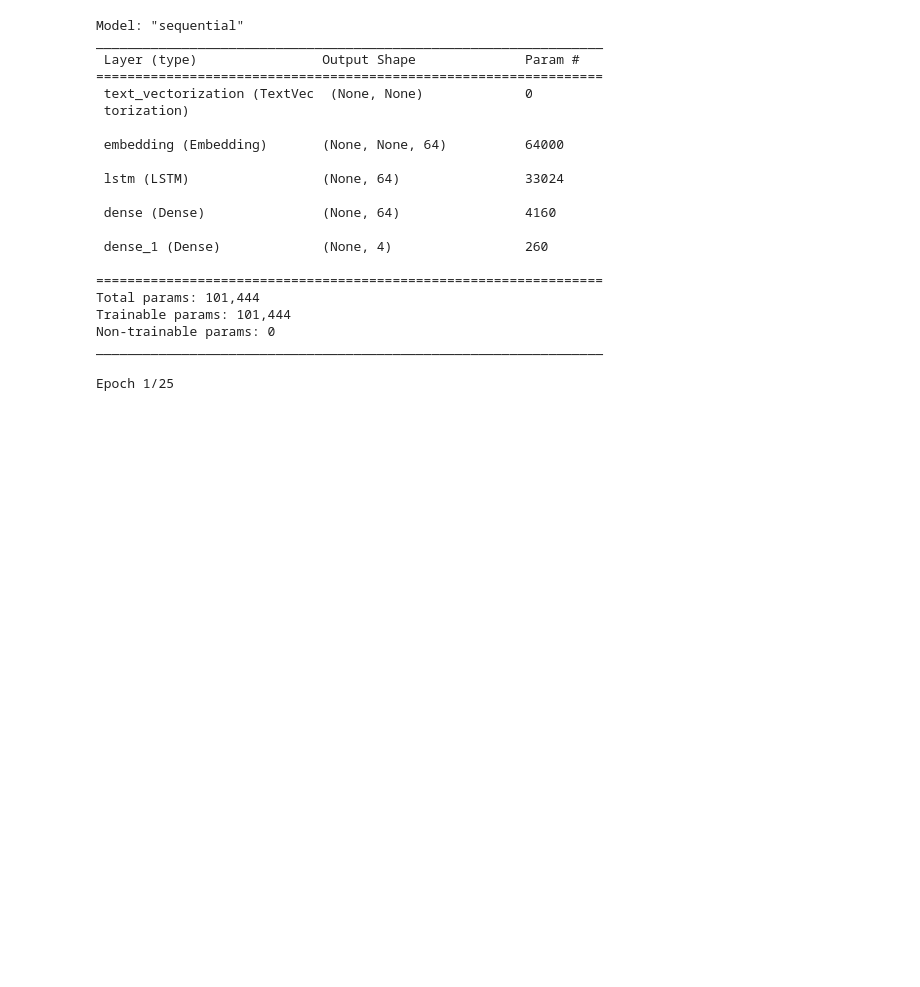
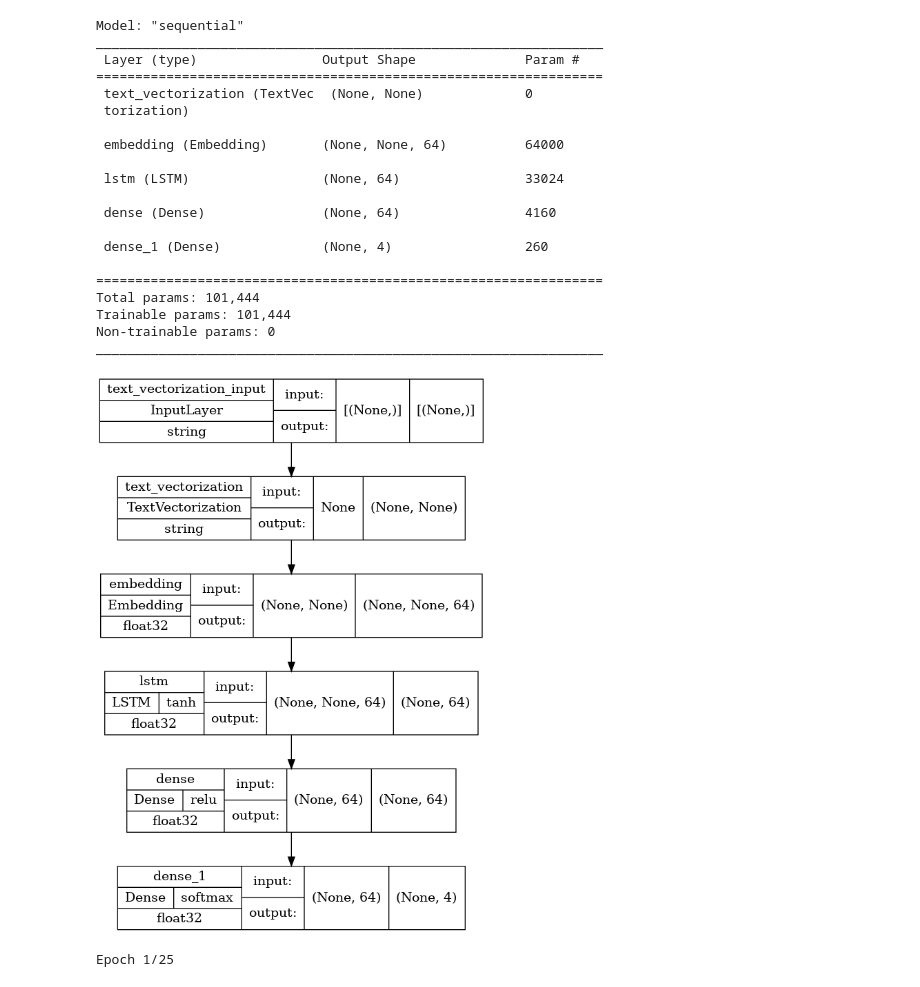
Before and after one commit to mdirfan-code/Sentimeter-v1.0, a Jupyter notebook: BERT_Model/Unidirectional_LSTM.ipynb, the cells around one changed output. Saved outputs shown, nothing was run; the diff lists cells and outputs as text; code cells hidden in the pictures; blank space fills up the shorter version.

```diff
--- a/BERT_Model/Unidirectional_LSTM.ipynb
+++ b/BERT_Model/Unidirectional_LSTM.ipynb
@@ -263,6 +262,15 @@ Total params: 101,444
 Trainable params: 101,444
 Non-trainable params: 0
 _________________________________________________________________
+# %%
+model_img_file = 'Unidirection_LSTM.png'
+tf.keras.utils.plot_model(model, to_file=model_img_file,
+                          show_shapes=True,
+                          show_layer_activations=True,
+                          show_dtype=True,
+                          show_layer_names=True )
+# %% [output]
+[figure, added]
 # %%
 history = model.fit(train_data_f,epochs=25,validation_data=test_data_f,verbose=1,class_weight=weights)
 
```
Also changed, not shown: parts of 4 cells of this notebook, 8 other files.
